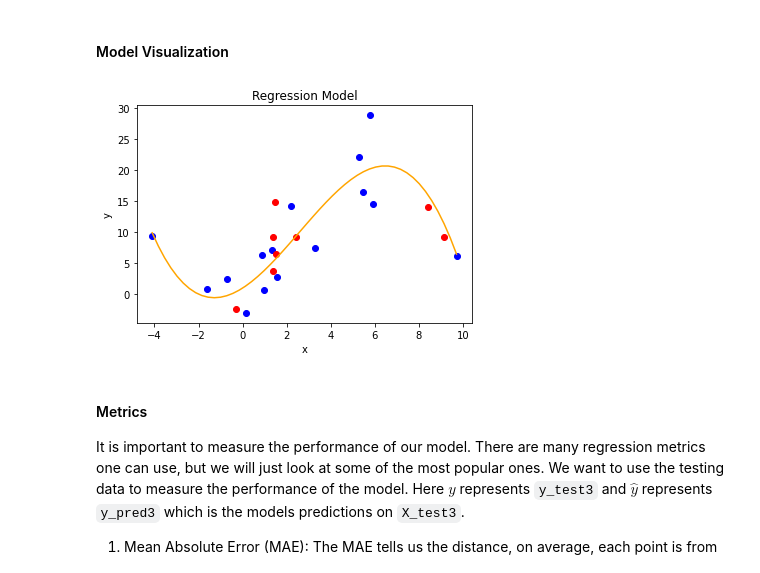
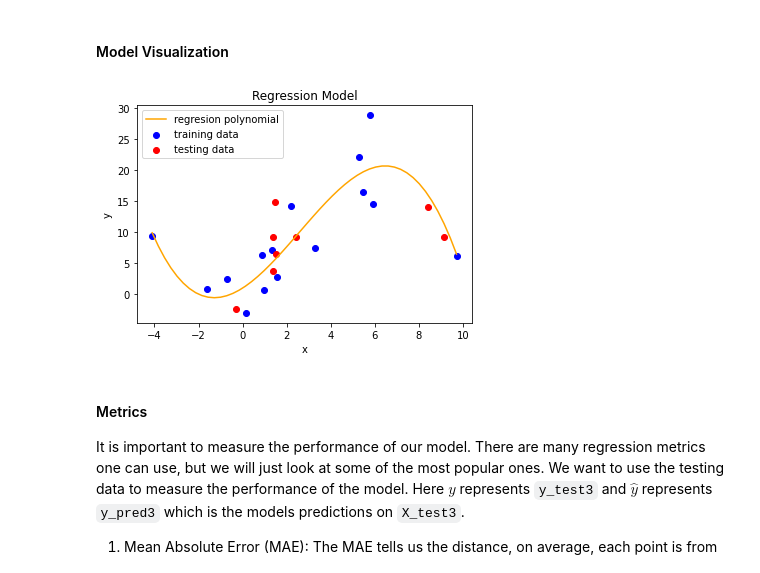
Before and after one commit to jacobdwatters/Machine-Learning-Basics, a Jupyter notebook: regression/01_linreg_numpy.ipynb, the cells around one changed output. Saved outputs shown, nothing was run; the diff lists cells and outputs as text; code cells hidden in the pictures.

```diff
--- a/regression/01_linreg_numpy.ipynb
+++ b/regression/01_linreg_numpy.ipynb
@@ -639,16 +641,17 @@ Predictions: [ 5.64  5.48  9.23  5.2   0.27  5.23 16.04 11.18]
 # %%
 D = np.linspace(np.min(X_train3), np.max(X_train3), 50)
 R = polyreg.predict(poly_features(D, degree))
 
 plt.plot(D, R, label='regresion polynomial', c='orange')
 plt.scatter(X_train3, y_train3, c='b', label='training data')
 plt.scatter(X_test3, y_test3, c='r', label='testing data')
 plt.xlabel('x')
 plt.ylabel('y')
+plt.legend()
 plt.title('Regression Model')
 plt.show()
 # %% [output]
-[figure, old version]
+[figure, new version]
 # %% [markdown]
 #### Metrics
 It is important to measure the performance of our model. There are many regression metrics one can use, but we will just look at some of the most popular ones. We want to use the testing data to measure the performance of the model. Here $y$ represents `y_test3` and $\hat{y}$ represents `y_pred3` which is the models predictions on `X_test3`.
```
Also changed, not shown: parts of 3 cells of this notebook.
